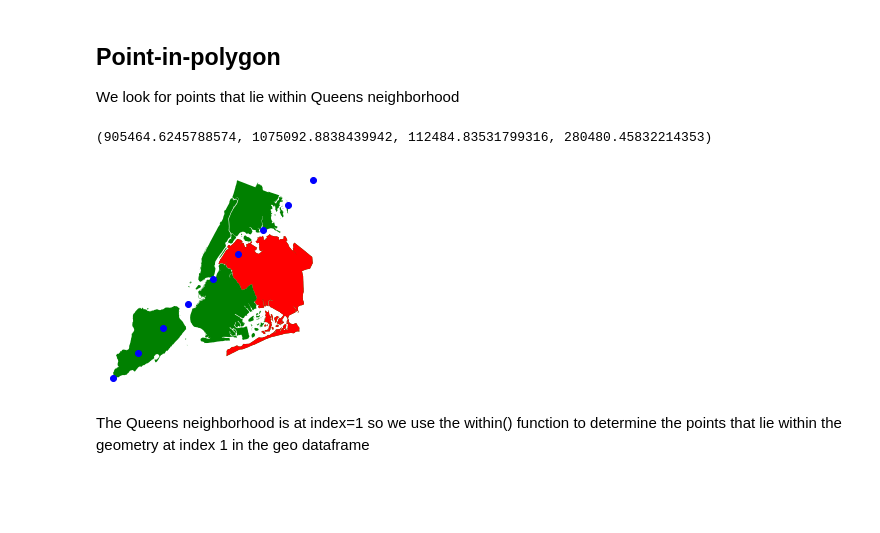
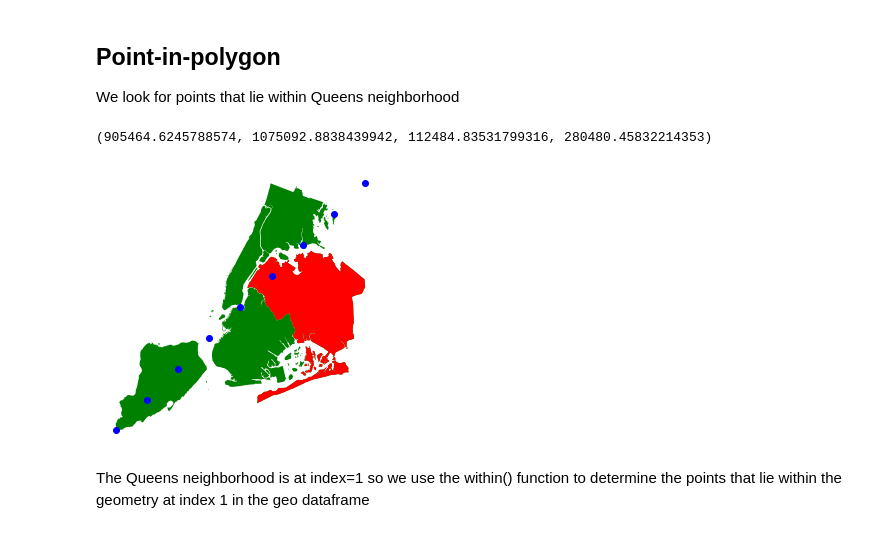
Before and after one commit to luigiselmi/geoscience, a Jupyter notebook: spatial_relationships.ipynb, the cells around one changed output. Saved outputs shown, nothing was run; the diff lists cells and outputs as text; code cells hidden in the pictures; blank space fills up the shorter version.

```diff
--- a/spatial_relationships.ipynb
+++ b/spatial_relationships.ipynb
@@ -80,14 +80,14 @@ queens.plot(color='red', ax=ax)
 ## Point-in-polygon
 We look for points that lie within Queens neighborhood
 # %%
-fig, ax = plt.subplots()
+fig, ax = plt.subplots(1, figsize=(10, 5))
 neighborhoods_df.plot(ax=ax, facecolor='green')
 queens.plot(ax=ax, color='red')
 pois_df.plot(ax=ax, color='blue');
 ax.axis('off')
 # %% [output]
 (905464.6245788574, 1075092.8838439942, 112484.83531799316, 280480.45832214353)
-[figure, old version]
+[figure, new version]
 # %% [markdown]
 The Queens neighborhood is at index=1 so we use the within() function to determine the points that lie within the geometry at index 1 in the geo dataframe
 # %%
```
Also changed, not shown: parts of 4 cells of this notebook, 1 other file.
